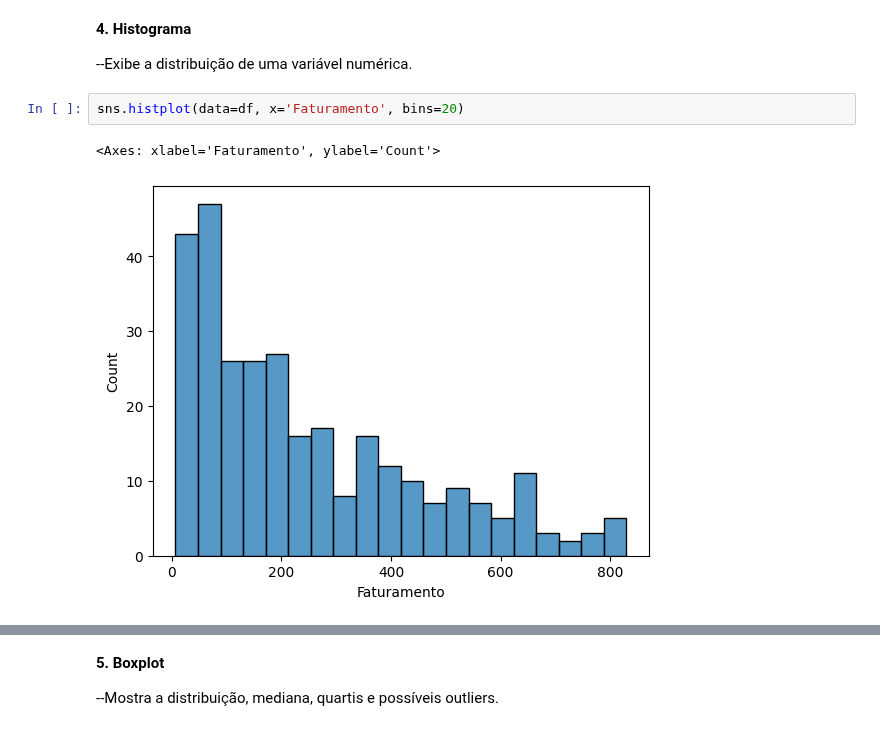
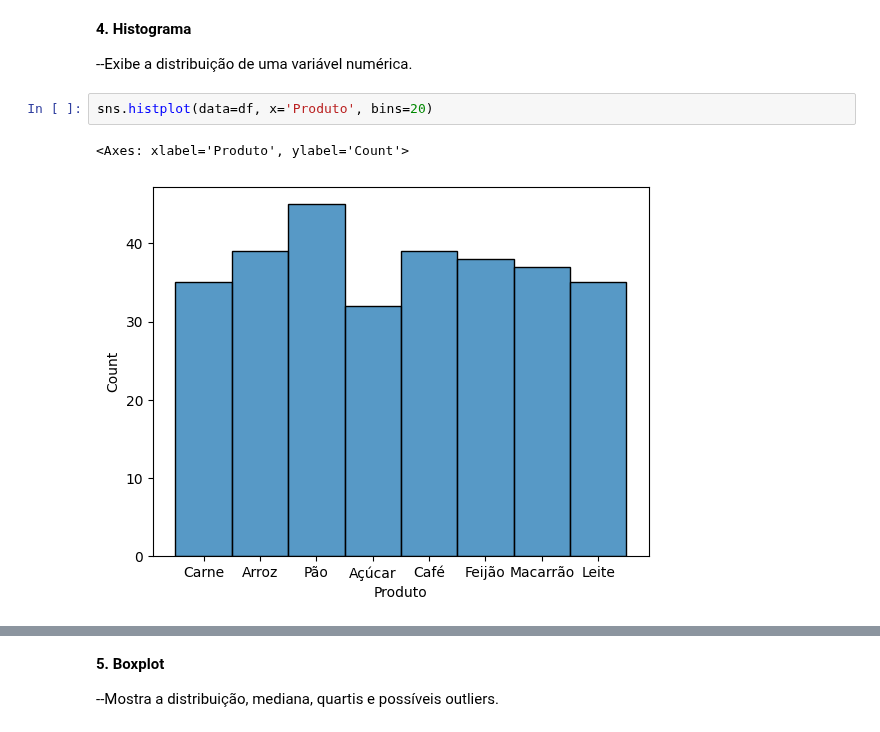
Before and after one commit to EduardaSantosDiniz/Atividade1-Java, a Jupyter notebook: PraticandoPythoni.ipynb, the cells around one changed output, grey strips where cells are left out. Saved outputs shown, nothing was run; the diff lists cells and outputs as text.

```diff
--- a/PraticandoPythoni.ipynb
+++ b/PraticandoPythoni.ipynb
@@ -240,7 +260,7 @@ sns.lineplot(x= df['DiaSemana'], y = df['Faturamento'])
 
 --Exibe a distribuição de uma variável numérica.
 # %%
-sns.histplot(data=df, x='Faturamento', bins=20)
+sns.histplot(data=df, x='Produto', bins=20)
 # %% [output]
-<Axes: xlabel='Faturamento', ylabel='Count'>
+<Axes: xlabel='Produto', ylabel='Count'>
-[figure, old version]
+[figure, new version]
```
Also changed, not shown: parts of 8 cells of this notebook.
